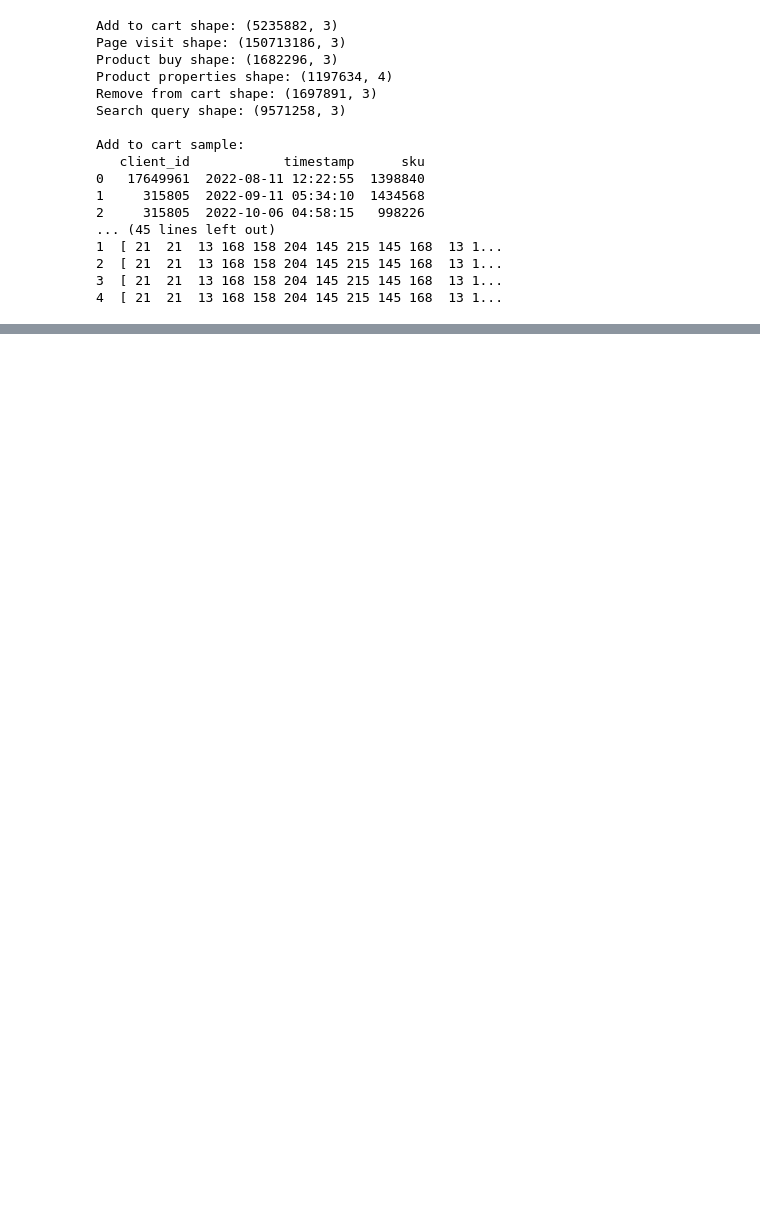
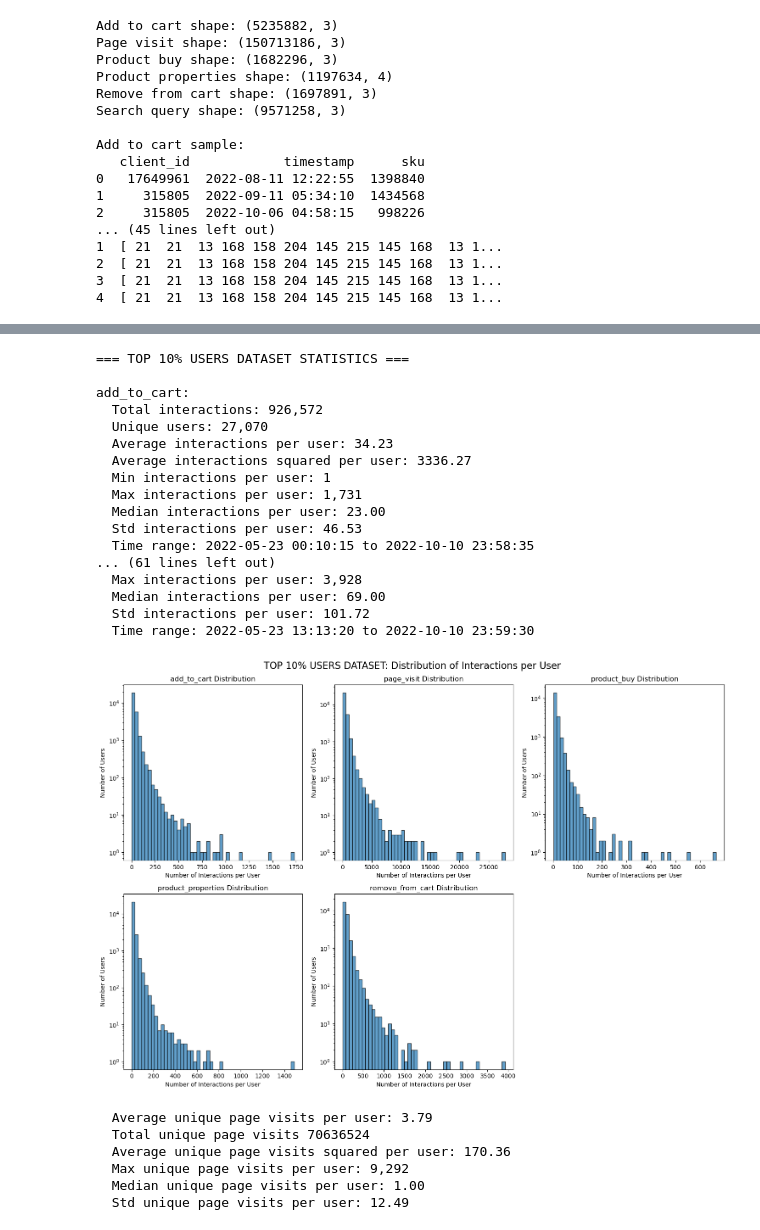
Before and after one commit to zmrocze/recsys2025_challenge, a Jupyter notebook: src/main.ipynb, the cells around one changed output, grey strips where cells are left out. Drawn from its saved outputs; the diff is of its cells as text; code cells hidden in the pictures; blank space fills up the shorter version.

```diff
--- a/src/main.ipynb
+++ b/src/main.ipynb
@@ -315,0 +506,27 @@ validate_and_load_embeddings
+# %%
+all_users = full_recsys.all_users_set()
+
+def most_popular_users(data, percentage=0.1):
+  interaction_datasets = ['add_to_cart', 'product_buy', 'remove_from_cart', 'search_query']
+  all_interactions = []
+  for dataset_name in interaction_datasets:
+    dataset = full_recsys.datasets[dataset_name]
+    all_interactions.append(dataset[['client_id']])
+
+  # Concatenate all interactions and count per user
+  all_interactions_df = pd.concat(all_interactions, ignore_index=True)
+  user_interaction_counts = all_interactions_df.groupby('client_id').size().reset_index(name='total_interactions')
+
+  # Sort users by total interaction count and get top 10%
+  user_interaction_counts = user_interaction_counts.sort_values('total_interactions', ascending=False)
+  top_10_percent_count = int(len(user_interaction_counts) * percentage)
+  top_10_percent_users = user_interaction_counts.head(top_10_percent_count)['client_id'].tolist()
+
+  print(f"Top 10% users with most interactions: {len(top_10_percent_users):,}")
+  print(f"Interaction range for top 10%: {user_interaction_counts.iloc[0]['total_interactions']} to {user_interaction_counts.iloc[top_10_percent_count-1]['total_interactions']}")
+  return top_10_percent_users
+
+top_10_percent_users = most_popular_users(full_recsys, percentage=0.01)
+# Create a new RecSysData instance with only the top 10% users
+top_10_percent_recsys = full_recsys.sampled_subset(top_10_percent_users)
+top_10_percent_recsys
@@ -315,0 +547,36 @@ validate_and_load_embeddings
+# %%
+top_10_percent_recsys.print_datasets_stats_nicely("Top 10% Users Dataset")
+# %% [output]
+=== TOP 10% USERS DATASET STATISTICS ===
+
+add_to_cart:
+  Total interactions: 926,572
+  Unique users: 27,070
+  Average interactions per user: 34.23
+  Average interactions squared per user: 3336.27
+  Min interactions per user: 1
+  Max interactions per user: 1,731
+  Median interactions per user: 23.00
+  Std interactions per user: 46.53
+  Time range: 2022-05-23 00:10:15 to 2022-10-10 23:58:35
+... (61 lines left out)
+  Max interactions per user: 3,928
+  Median interactions per user: 69.00
+  Std interactions per user: 101.72
+  Time range: 2022-05-23 13:13:20 to 2022-10-10 23:59:30
+[figure, added]
+# %%
+unique_page_visits = full_recsys.page_visit.groupby('client_id')['url'].nunique()
+print(f"  Average unique page visits per user: {unique_page_visits.mean():.2f}")
+print(f"  Total unique page visits {unique_page_visits.sum()}")
+print(f"  Average unique page visits squared per user: {(unique_page_visits ** 2).mean():.2f}")
+print(f"  Max unique page visits per user: {unique_page_visits.max():,}")
+print(f"  Median unique page visits per user: {unique_page_visits.median():.2f}")
+print(f"  Std unique page visits per user: {unique_page_visits.std():.2f}")
+# %% [output]
+  Average unique page visits per user: 3.79
+  Total unique page visits 70636524
+  Average unique page visits squared per user: 170.36
+  Max unique page visits per user: 9,292
+  Median unique page visits per user: 1.00
+  Std unique page visits per user: 12.49
```
Also changed, not shown: parts of 21 cells of this notebook.
